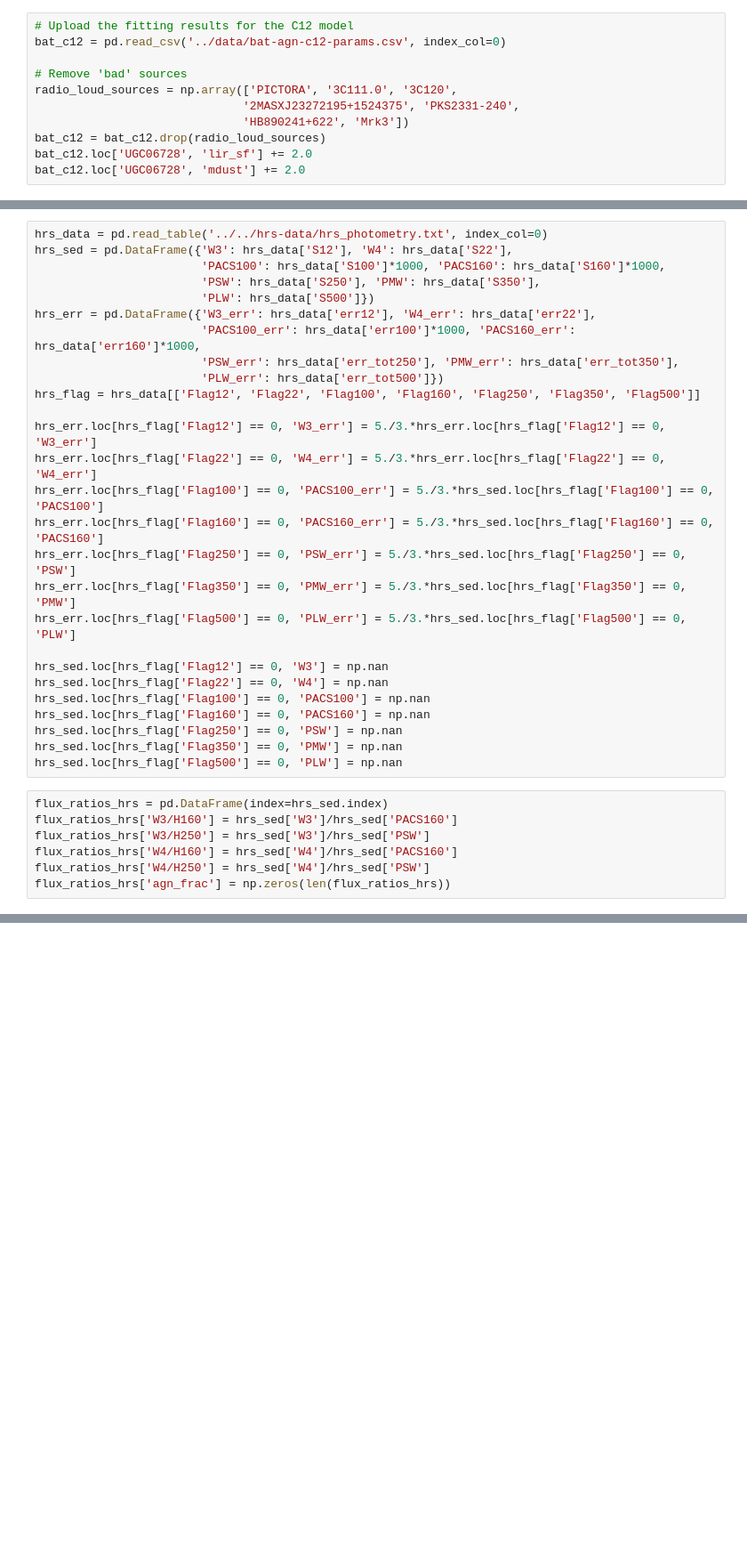
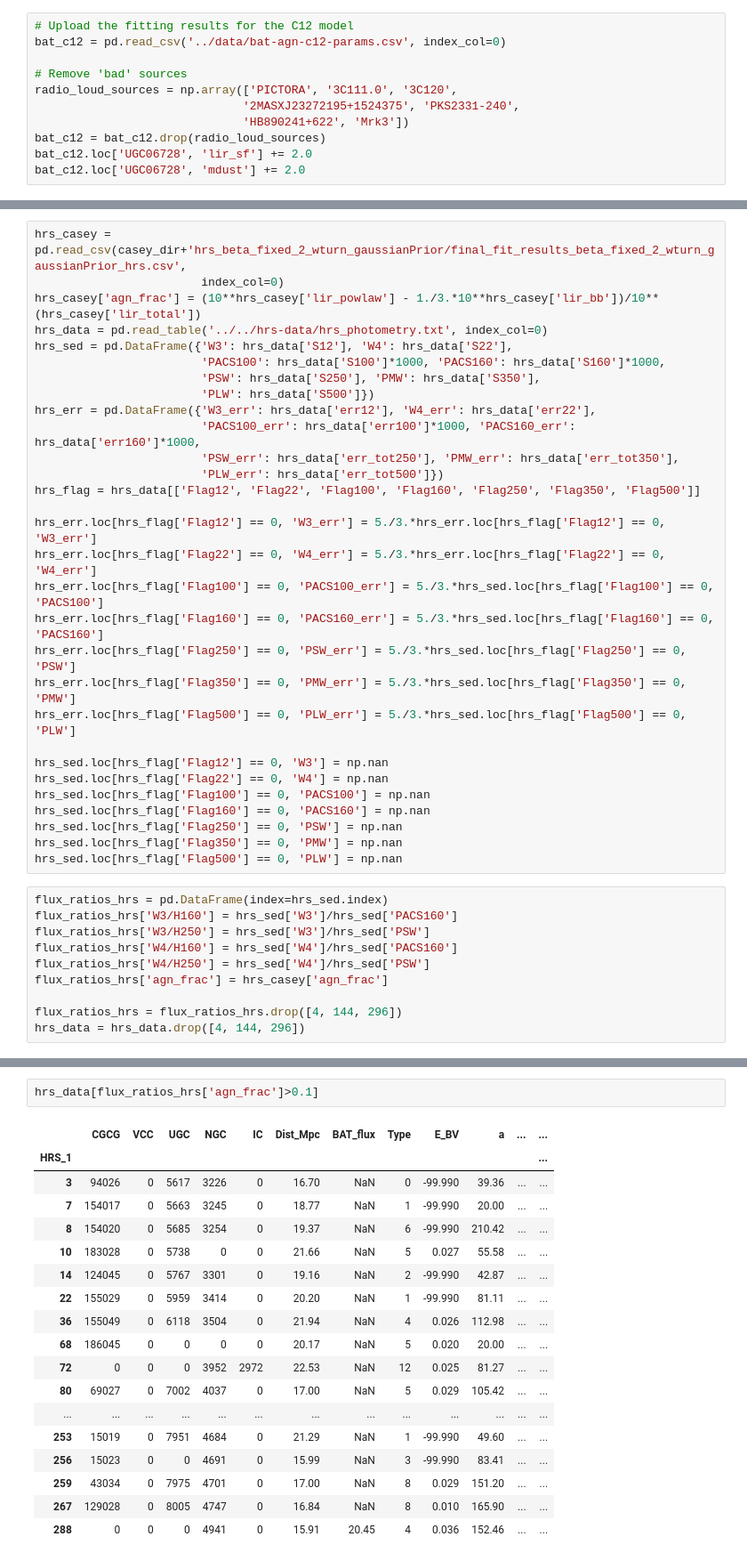
Before and after one commit to ttshimiz/bat-agn-sed-fitting-paper, a Jupyter notebook: ipython_notebooks/agn-frac-vs-flux-ratio.ipynb, the cells around one changed output, grey strips where cells are left out. Shown: that part at 89% size. Cells and saved outputs as stored; diff of their text form; blank space fills up the shorter version.

```diff
--- a/ipython_notebooks/agn-frac-vs-flux-ratio.ipynb
+++ b/ipython_notebooks/agn-frac-vs-flux-ratio.ipynb
@@ -86,6 +140,9 @@ flux_ratios['H70/H160'] = herschel_data['PACS70']/herschel_data['PACS160']
 flux_ratios['H70/H250'] = herschel_data['PACS70']/herschel_data['PSW']
 flux_ratios['H160/H250'] = herschel_data['PACS160']/herschel_data['PSW']
 # %%
+hrs_casey = pd.read_csv(casey_dir+'hrs_beta_fixed_2_wturn_gaussianPrior/final_fit_results_beta_fixed_2_wturn_gaussianPrior_hrs.csv',
+                        index_col=0)
+hrs_casey['agn_frac'] = (10**hrs_casey['lir_powlaw'] - 1./3.*10**hrs_casey['lir_bb'])/10**(hrs_casey['lir_total'])
 hrs_data = pd.read_table('../../hrs-data/hrs_photometry.txt', index_col=0)
 hrs_sed = pd.DataFrame({'W3': hrs_data['S12'], 'W4': hrs_data['S22'],
                         'PACS100': hrs_data['S100']*1000, 'PACS160': hrs_data['S160']*1000,
@@ -118,5 +175,8 @@ flux_ratios_hrs['W3/H160'] = hrs_sed['W3']/hrs_sed['PACS160']
 flux_ratios_hrs['W3/H250'] = hrs_sed['W3']/hrs_sed['PSW']
 flux_ratios_hrs['W4/H160'] = hrs_sed['W4']/hrs_sed['PACS160']
 flux_ratios_hrs['W4/H250'] = hrs_sed['W4']/hrs_sed['PSW']
-flux_ratios_hrs['agn_frac'] = np.zeros(len(flux_ratios_hrs))
+flux_ratios_hrs['agn_frac'] = hrs_casey['agn_frac']
+
+flux_ratios_hrs = flux_ratios_hrs.drop([4, 144, 296])
+hrs_data = hrs_data.drop([4, 144, 296])
 # %%
@@ -229,0 +331,21 @@ np.log10(flux_ratios['W3/H70']).min()
+# %%
+hrs_data[flux_ratios_hrs['agn_frac']>0.1]
+# %% [output]
+|  | CGCG | VCC | UGC | NGC | IC | Dist_Mpc | BAT_flux | Type | E_BV | a | ... | ... |
+| HRS_1 |  |  |  |  |  |  |  |  |  |  |  | ... |
+| 3 | 94026 | 0 | 5617 | 3226 | 0 | 16.70 | NaN | 0 | -99.990 | 39.36 | ... | ... |
+| 7 | 154017 | 0 | 5663 | 3245 | 0 | 18.77 | NaN | 1 | -99.990 | 20.00 | ... | ... |
+| 8 | 154020 | 0 | 5685 | 3254 | 0 | 19.37 | NaN | 6 | -99.990 | 210.42 | ... | ... |
+| 10 | 183028 | 0 | 5738 | 0 | 0 | 21.66 | NaN | 5 | 0.027 | 55.58 | ... | ... |
+| 14 | 124045 | 0 | 5767 | 3301 | 0 | 19.16 | NaN | 2 | -99.990 | 42.87 | ... | ... |
+| 22 | 155029 | 0 | 5959 | 3414 | 0 | 20.20 | NaN | 1 | -99.990 | 81.11 | ... | ... |
+| 36 | 155049 | 0 | 6118 | 3504 | 0 | 21.94 | NaN | 4 | 0.026 | 112.98 | ... | ... |
+| 68 | 186045 | 0 | 0 | 0 | 0 | 20.17 | NaN | 5 | 0.020 | 20.00 | ... | ... |
+| 72 | 0 | 0 | 0 | 3952 | 2972 | 22.53 | NaN | 12 | 0.025 | 81.27 | ... | ... |
+| 80 | 69027 | 0 | 7002 | 4037 | 0 | 17.00 | NaN | 5 | 0.029 | 105.42 | ... | ... |
+| ... | ... | ... | ... | ... | ... | ... | ... | ... | ... | ... | ... | ... |
+| 253 | 15019 | 0 | 7951 | 4684 | 0 | 21.29 | NaN | 1 | -99.990 | 49.60 | ... | ... |
+| 256 | 15023 | 0 | 0 | 4691 | 0 | 15.99 | NaN | 3 | -99.990 | 83.41 | ... | ... |
+| 259 | 43034 | 0 | 7975 | 4701 | 0 | 17.00 | NaN | 8 | 0.029 | 151.20 | ... | ... |
+| 267 | 129028 | 0 | 8005 | 4747 | 0 | 16.84 | NaN | 8 | 0.010 | 165.90 | ... | ... |
+| 288 | 0 | 0 | 0 | 4941 | 0 | 15.91 | 20.45 | 4 | 0.036 | 152.46 | ... | ... |
```
Also changed, not shown: parts of 15 cells of this notebook, 11 other files.
